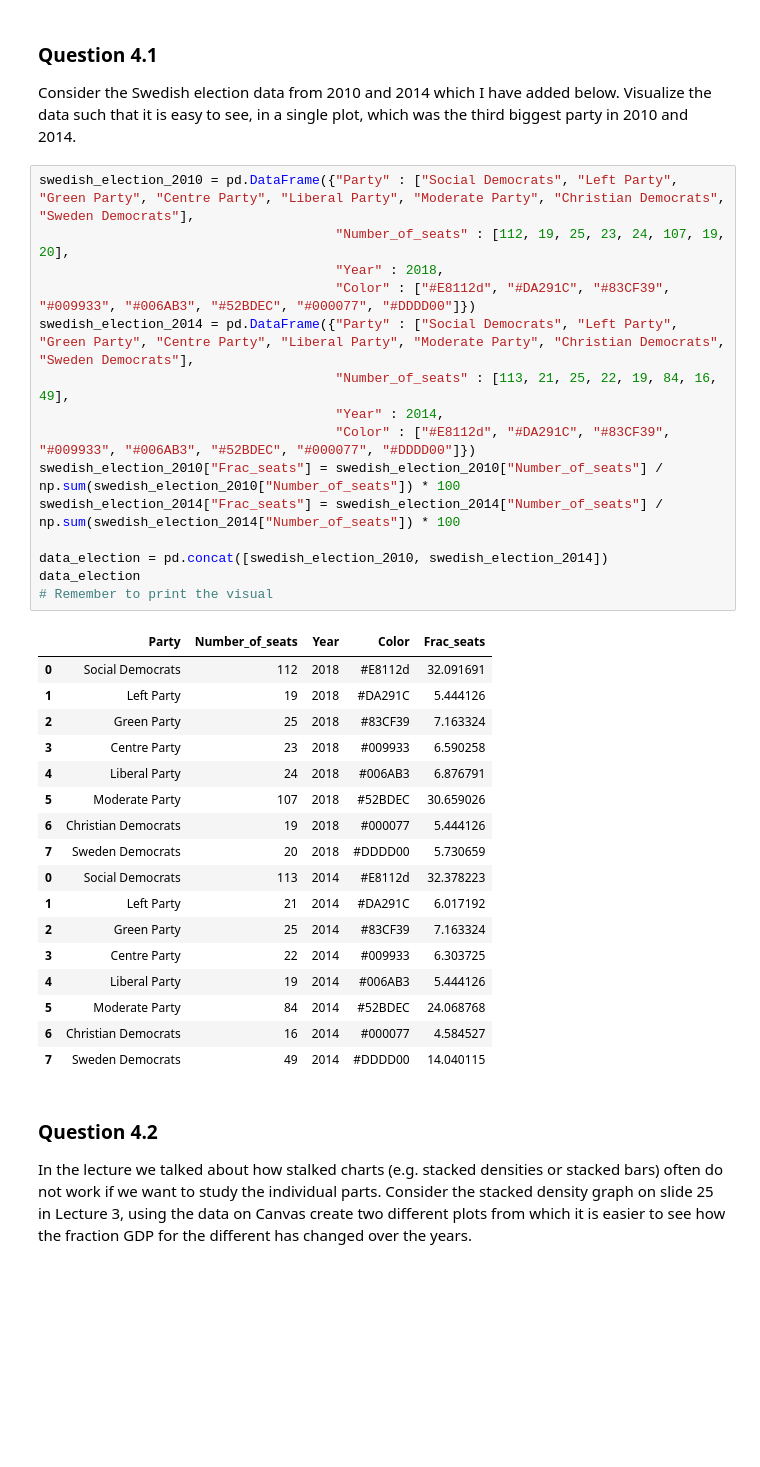
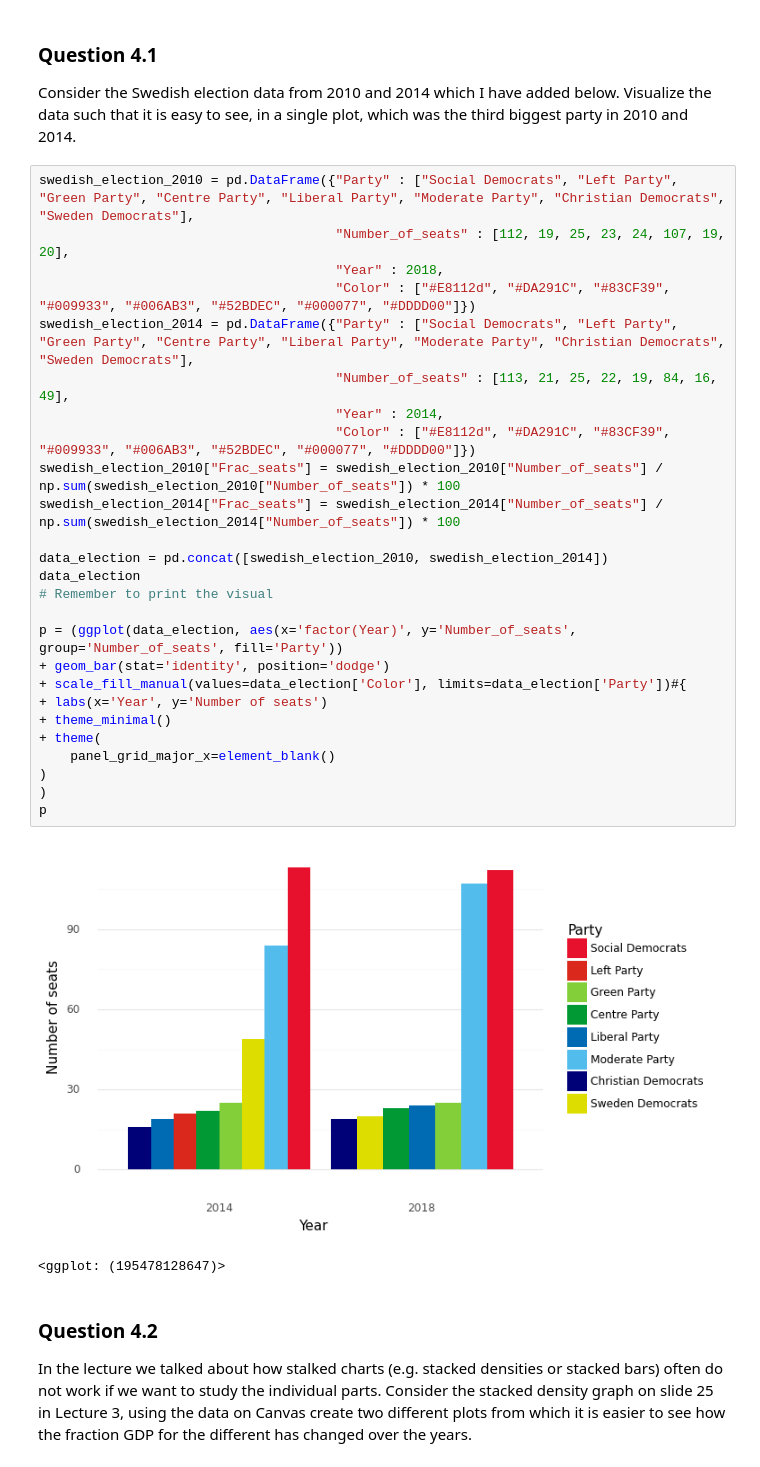
Before and after one commit to AxelEiman/SciVis, a Jupyter notebook: HW2/Homework2.ipynb, the cells around one changed output. Saved outputs shown, nothing was run; the diff lists cells and outputs as text; blank space fills up the shorter version.

```diff
--- a/HW2/Homework2.ipynb
+++ b/HW2/Homework2.ipynb
@@ -400,36 +400,32 @@ Consider the Swedish election data from 2010 and 2014 which I have added below.
 # %%
 swedish_election_2010 = pd.DataFrame({"Party" : ["Social Democrats", "Left Party", "Green Party", "Centre Party", "Liberal Party", "Moderate Party", "Christian Democrats", "Sweden Democrats"],
                                       "Number_of_seats" : [112, 19, 25, 23, 24, 107, 19, 20],
                                       "Year" : 2018,
                                       "Color" : ["#E8112d", "#DA291C", "#83CF39", "#009933", "#006AB3", "#52BDEC", "#000077", "#DDDD00"]})
 swedish_election_2014 = pd.DataFrame({"Party" : ["Social Democrats", "Left Party", "Green Party", "Centre Party", "Liberal Party", "Moderate Party", "Christian Democrats", "Sweden Democrats"],
                                       "Number_of_seats" : [113, 21, 25, 22, 19, 84, 16, 49],
                                       "Year" : 2014,
                                       "Color" : ["#E8112d", "#DA291C", "#83CF39", "#009933", "#006AB3", "#52BDEC", "#000077", "#DDDD00"]})
 swedish_election_2010["Frac_seats"] = swedish_election_2010["Number_of_seats"] / np.sum(swedish_election_2010["Number_of_seats"]) * 100
 swedish_election_2014["Frac_seats"] = swedish_election_2014["Number_of_seats"] / np.sum(swedish_election_2014["Number_of_seats"]) * 100
 
 data_election = pd.concat([swedish_election_2010, swedish_election_2014])
 data_election
 # Remember to print the visual
+
+p = (ggplot(data_election, aes(x='factor(Year)', y='Number_of_seats', group='Number_of_seats', fill='Party'))
++ geom_bar(stat='identity', position='dodge')
++ scale_fill_manual(values=data_election['Color'], limits=data_election['Party'])#{
++ labs(x='Year', y='Number of seats')
++ theme_minimal()
++ theme(
+    panel_grid_major_x=element_blank()
+)
+)
+p
 # %% [output]
-|  | Party | Number_of_seats | Year | Color | Frac_seats |
-| 0 | Social Democrats | 112 | 2018 | #E8112d | 32.091691 |
-| 1 | Left Party | 19 | 2018 | #DA291C | 5.444126 |
-| 2 | Green Party | 25 | 2018 | #83CF39 | 7.163324 |
-| 3 | Centre Party | 23 | 2018 | #009933 | 6.590258 |
-| 4 | Liberal Party | 24 | 2018 | #006AB3 | 6.876791 |
-| 5 | Moderate Party | 107 | 2018 | #52BDEC | 30.659026 |
-| 6 | Christian Democrats | 19 | 2018 | #000077 | 5.444126 |
-| 7 | Sweden Democrats | 20 | 2018 | #DDDD00 | 5.730659 |
-| 0 | Social Democrats | 113 | 2014 | #E8112d | 32.378223 |
-| 1 | Left Party | 21 | 2014 | #DA291C | 6.017192 |
-| 2 | Green Party | 25 | 2014 | #83CF39 | 7.163324 |
-| 3 | Centre Party | 22 | 2014 | #009933 | 6.303725 |
-| 4 | Liberal Party | 19 | 2014 | #006AB3 | 5.444126 |
-| 5 | Moderate Party | 84 | 2014 | #52BDEC | 24.068768 |
-| 6 | Christian Democrats | 16 | 2014 | #000077 | 4.584527 |
-| 7 | Sweden Democrats | 49 | 2014 | #DDDD00 | 14.040115 |
+[figure, added]
+<ggplot: (195478128647)>
 # %% [markdown]
 ### Question 4.2
 
```
Also changed, not shown: parts of 1 cell of this notebook.
